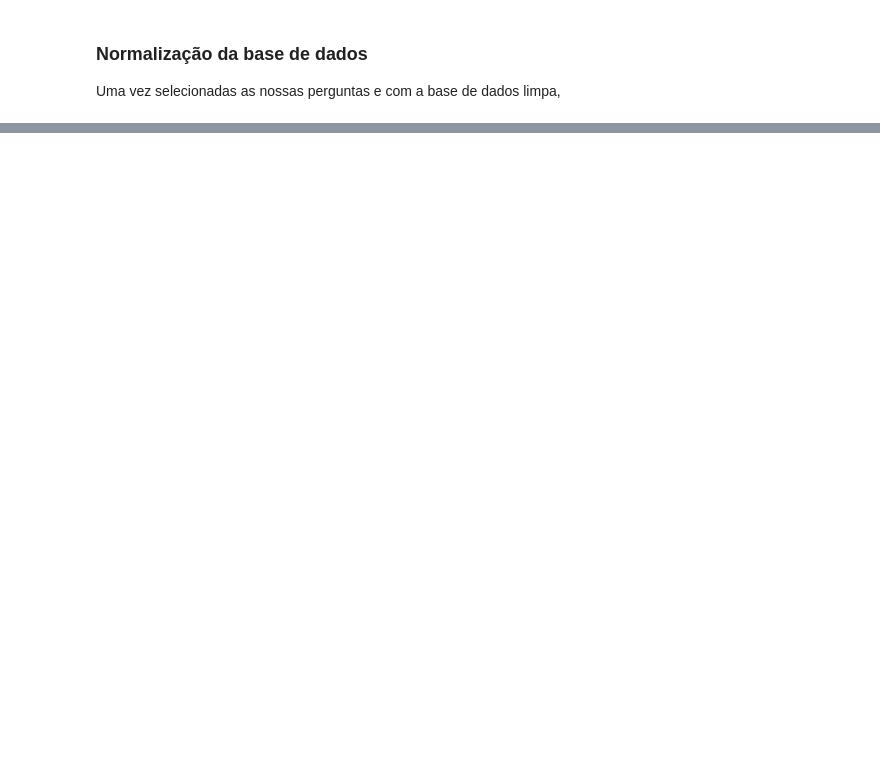
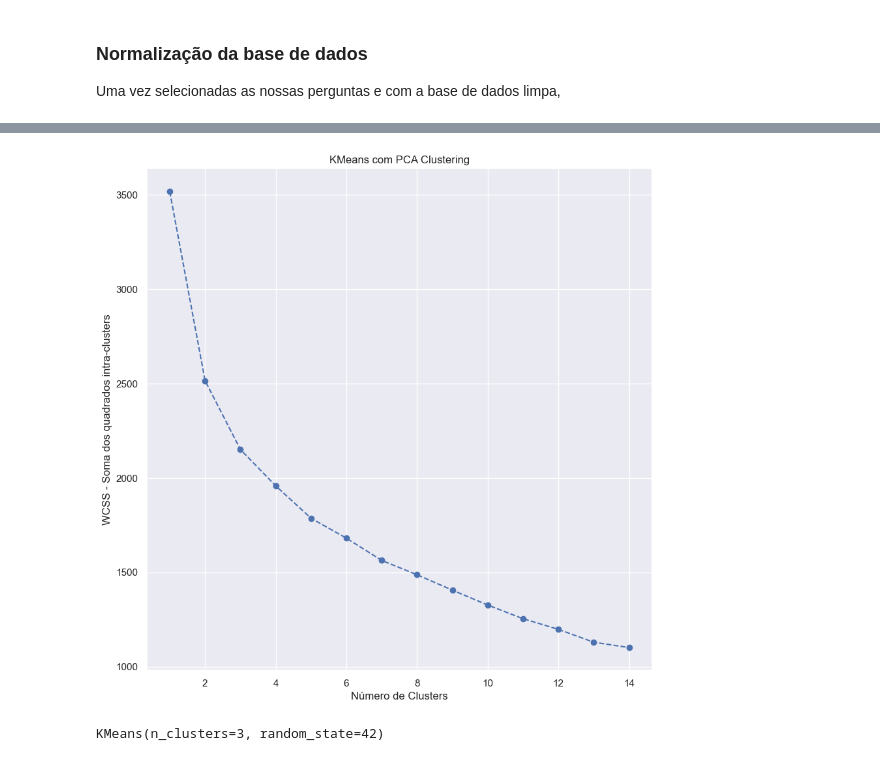
Before and after one commit to enzojunq/Base-de-dados, a Jupyter notebook: base.ipynb, the cells around one changed output, grey strips where cells are left out. Drawn from its saved outputs; the diff is of its cells as text; code cells hidden in the pictures; blank space fills up the shorter version.

Commit message:
PCA e início de clusterização

```diff
--- a/base.ipynb
+++ b/base.ipynb
@@ -466,0 +558,22 @@ PCA does not accept missing values encoded as NaN natively. For supervised learn
+# %%
+scores_pca = pca.transform(df_std)
+# %%
+wcss = []
+for i in range(1,15):
+    kmeans_pca = KMeans(n_clusters=i, init='k-means++', random_state=42)
+    kmeans_pca.fit(scores_pca)
+    wcss.append(kmeans_pca.inertia_)
+# %%
+plt.figure(figsize=(10,10))
+plt.plot(range(1,15), wcss, marker='o', linestyle='--')
+plt.xlabel("Número de Clusters")
+plt.ylabel('WCSS - Soma dos quadrados intra-clusters')
+plt.title("KMeans com PCA Clustering")
+plt.show()
+# %% [output]
+[figure, added]
+# %%
+kmeans_pca = KMeans(n_clusters=3, init='k-means++', random_state=42)
+kmeans_pca.fit(scores_pca)
+# %% [output]
+KMeans(n_clusters=3, random_state=42)
```
Also changed, not shown: parts of 14 cells of this notebook.
